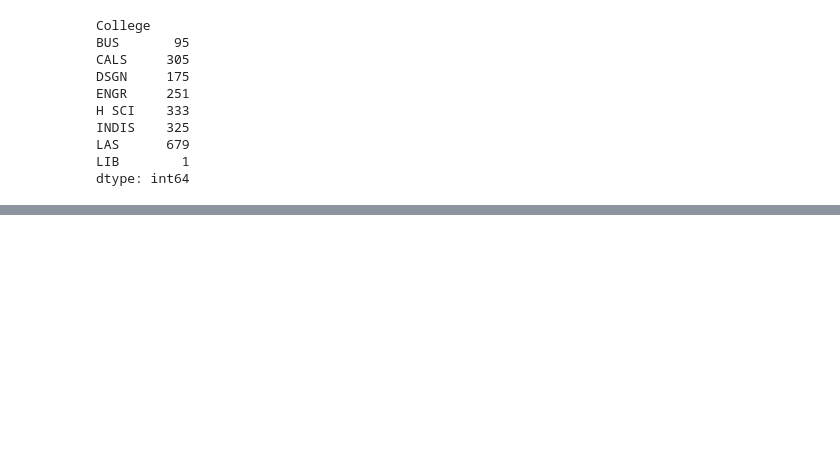
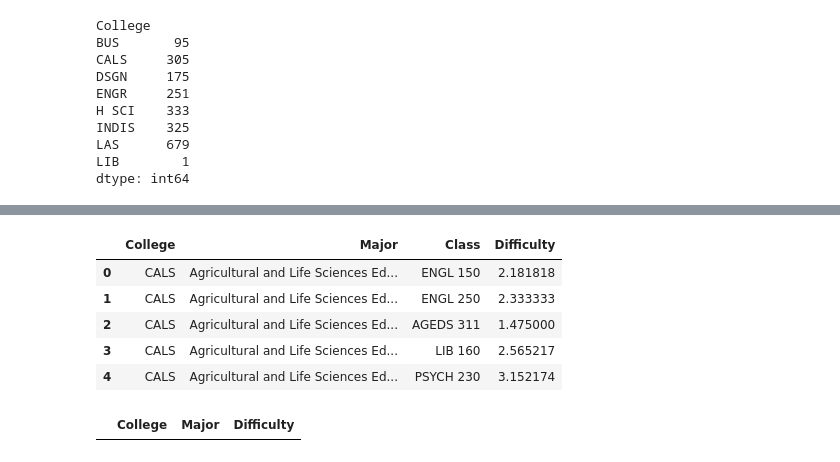
Before and after one commit to max-farver/HackISU_Data_Science_Project, a Jupyter notebook: data_cleaning/Plots.ipynb, the cells around one changed output, grey strips where cells are left out. Saved outputs shown, nothing was run; the diff lists cells and outputs as text; code cells hidden in the pictures; blank space fills up the shorter version.

```diff
--- a/data_cleaning/Plots.ipynb
+++ b/data_cleaning/Plots.ipynb
@@ -67,0 +74,15 @@ show(p)
+# %%
+majors_ranked = pd.read_csv("major_rating.csv")
+majors_ranked.head()
+# %% [output]
+|  | College | Major | Class | Difficulty |
+| 0 | CALS | Agricultural and Life Sciences Ed... | ENGL 150 | 2.181818 |
+| 1 | CALS | Agricultural and Life Sciences Ed... | ENGL 250 | 2.333333 |
+| 2 | CALS | Agricultural and Life Sciences Ed... | AGEDS 311 | 1.475000 |
+| 3 | CALS | Agricultural and Life Sciences Ed... | LIB 160 | 2.565217 |
+| 4 | CALS | Agricultural and Life Sciences Ed... | PSYCH 230 | 3.152174 |
+# %%
+majors_ranked = majors_ranked.groupby(['College','Major'], as_index=False).mean(numeric_only=True)
+majors_ranked[majors_ranked['College'] == 'LAS']
+# %% [output]
+|  | College | Major | Difficulty |
```
Also changed, not shown: parts of 4 cells of this notebook, 5 other files.
